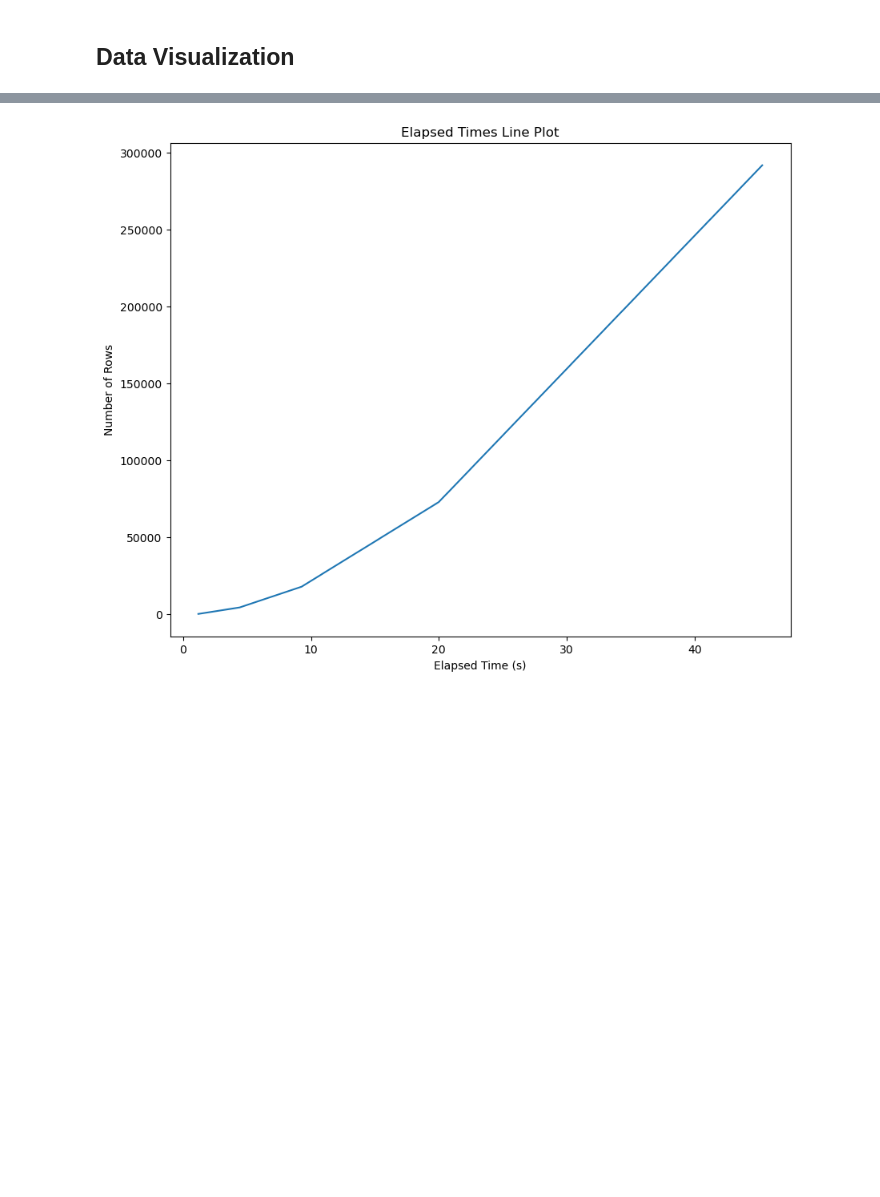
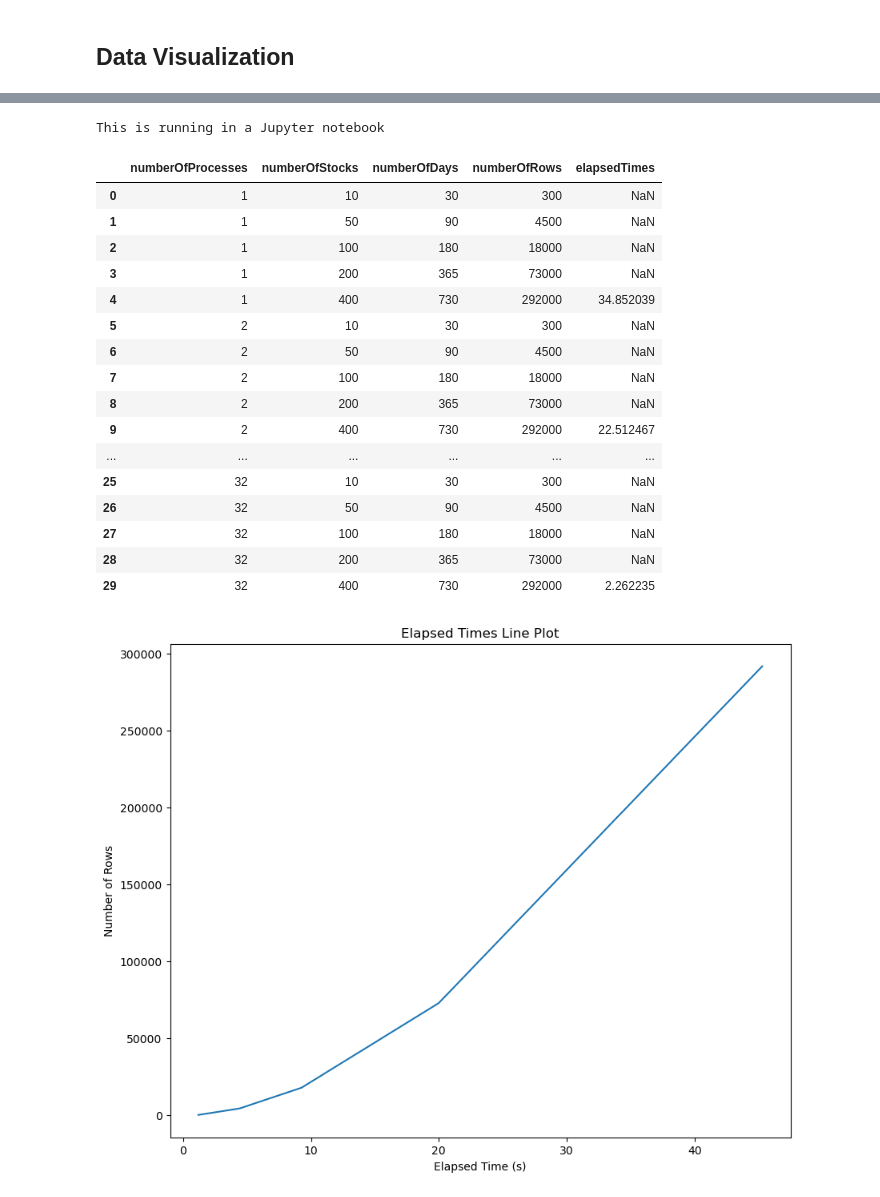
Before and after one commit to reidlai/cp631-final, a Jupyter notebook: cp631_final_v2.ipynb, the cells around one changed output, grey strips where cells are left out. Drawn from its saved outputs; the diff is of its cells as text; code cells hidden in the pictures; blank space fills up the shorter version.

Commit message:
fix missing elapsed time in stats

```diff
--- a/cp631_final_v2.ipynb
+++ b/cp631_final_v2.ipynb
@@ -481,3 +461,44 @@ df_stat = pd.concat([df_stat_1, df_stat_2, df_stat_4, df_stat_4, df_stat_16, df_
+# %%
+def is_notebook():
+    try:
+        shell = get_ipython().__class__.__name__
+        if shell == 'ZMQInteractiveShell':
+            return True   # Jupyter notebook or qtconsole
+        elif shell == 'TerminalInteractiveShell':
+            return False  # Terminal running IPython
+        else:
+            return False  # Other type (?)
+    except NameError:
+        return False      # Probably standard Python interpreter
+
+if is_notebook():
+    print("This is running in a Jupyter notebook")
+else:
+    print("This is not running in a Jupyter notebook")
+
+if is_notebook():
+    display(df_stat)
+else:
+    print(df_stat)
+# %% [output]
+This is running in a Jupyter notebook
+|  | numberOfProcesses | numberOfStocks | numberOfDays | numberOfRows | elapsedTimes |
+| 0 | 1 | 10 | 30 | 300 | NaN |
+| 1 | 1 | 50 | 90 | 4500 | NaN |
+| 2 | 1 | 100 | 180 | 18000 | NaN |
+| 3 | 1 | 200 | 365 | 73000 | NaN |
+| 4 | 1 | 400 | 730 | 292000 | 34.852039 |
+| 5 | 2 | 10 | 30 | 300 | NaN |
+| 6 | 2 | 50 | 90 | 4500 | NaN |
+| 7 | 2 | 100 | 180 | 18000 | NaN |
+| 8 | 2 | 200 | 365 | 73000 | NaN |
+| 9 | 2 | 400 | 730 | 292000 | 22.512467 |
+| ... | ... | ... | ... | ... | ... |
+| 25 | 32 | 10 | 30 | 300 | NaN |
+| 26 | 32 | 50 | 90 | 4500 | NaN |
+| 27 | 32 | 100 | 180 | 18000 | NaN |
+| 28 | 32 | 200 | 365 | 73000 | NaN |
+| 29 | 32 | 400 | 730 | 292000 | 2.262235 |
 # %%
 if params.get("in_notebook", False):
     sns.set_theme(style="whitegrid")
```
Also changed, not shown: parts of 4 cells of this notebook, 1 other file.
